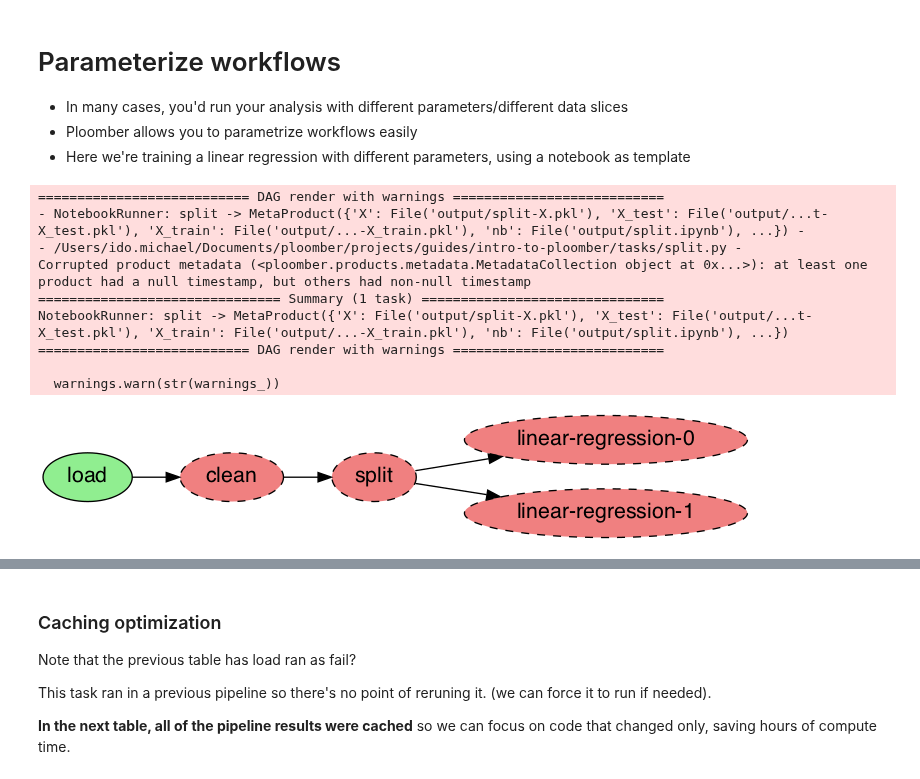
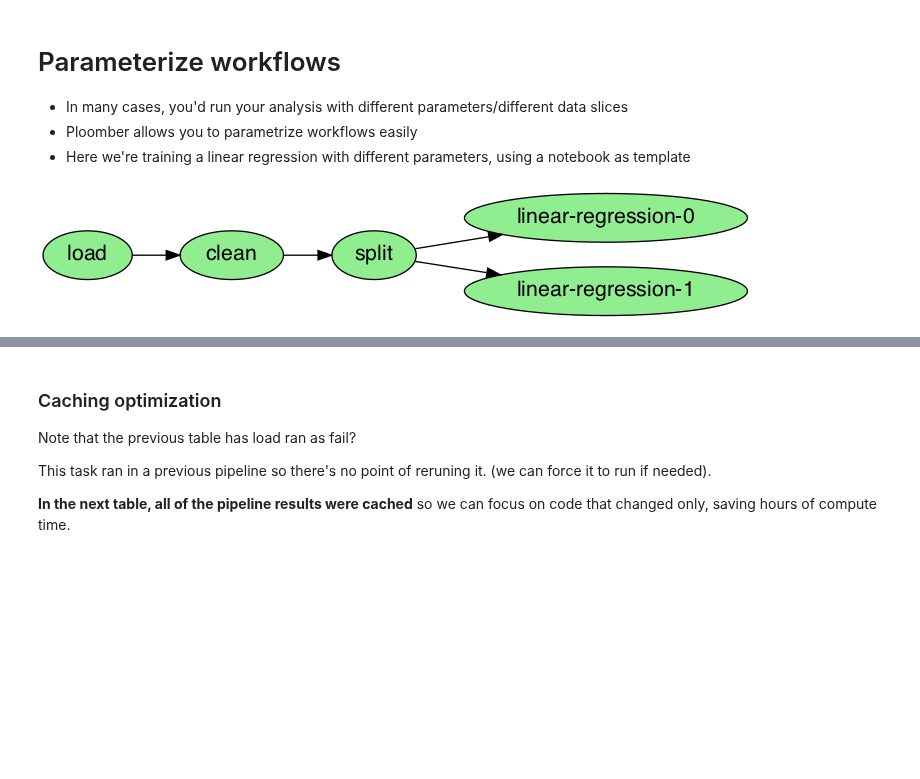
Before and after one commit to ploomber/projects, a Jupyter notebook: guides/intro-to-ploomber/README.ipynb, the cells around one changed output, grey strips where cells are left out. Drawn from its saved outputs; the diff is of its cells as text; code cells hidden in the pictures; blank space fills up the shorter version.

Commit message:
Fixing onboarding guide (Maddi interview)

```diff
--- a/guides/intro-to-ploomber/README.ipynb
+++ b/guides/intro-to-ploomber/README.ipynb
@@ -54,17 +54,10 @@ dag.plot()
 - Here we're training a linear regression with different parameters, using a notebook as template
 # %%
 from ploomber.spec import DAGSpec
-spec = DAGSpec('./pipeline-parameterization.yaml')
+spec = DAGSpec('./pipeline-params.yaml')
 dag = spec.to_dag()
+build = dag.build(force=True)
+build
 dag.plot()
 # %% [output]
-=========================== DAG render with warnings ===========================
-- NotebookRunner: split -> MetaProduct({'X': File('output/split-X.pkl'), 'X_test': File('output/...t-X_test.pkl'), 'X_train': File('output/...-X_train.pkl'), 'nb': File('output/split.ipynb'), ...}) -
-- /Users/ido.michael/Documents/ploomber/projects/guides/intro-to-ploomber/tasks/split.py -
-Corrupted product metadata (<ploomber.products.metadata.MetadataCollection object at 0x...>): at least one product had a null timestamp, but others had non-null timestamp
-=============================== Summary (1 task) ===============================
-NotebookRunner: split -> MetaProduct({'X': File('output/split-X.pkl'), 'X_test': File('output/...t-X_test.pkl'), 'X_train': File('output/...-X_train.pkl'), 'nb': File('output/split.ipynb'), ...})
-=========================== DAG render with warnings ===========================
-
-  warnings.warn(str(warnings_))
-[figure, old version]
+[figure, new version]
```
Also changed, not shown: parts of 2 cells of this notebook, 5 other files.
